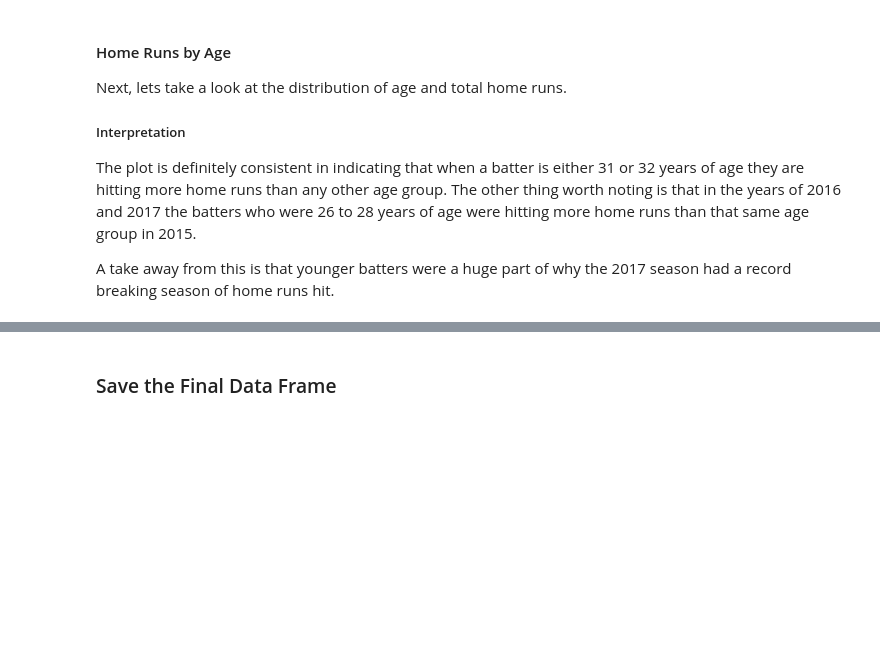
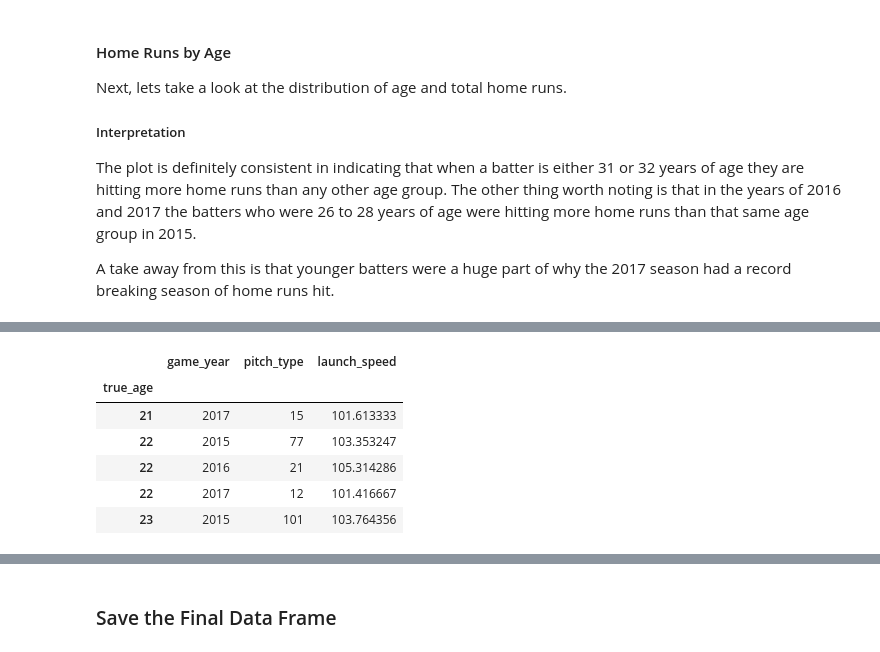
Before and after one commit to datanelson518/MLB_Home_Run_Exit_Velocity, a Jupyter notebook: notebooks/02-EDA.ipynb, the cells around one changed output, grey strips where cells are left out. Cells and saved outputs as stored; diff of their text form; code cells hidden in the pictures; blank space fills up the shorter version.

```diff
--- a/notebooks/02-EDA.ipynb
+++ b/notebooks/02-EDA.ipynb
@@ -877,3 +898,13 @@ age_df.set_index('age', inplace=True)
+# %%
+age_df.head()
+# %% [output]
+|  | game_year | pitch_type | launch_speed |
+| true_age |  |  |  |
+| 21 | 2017 | 15 | 101.613333 |
+| 22 | 2015 | 77 | 103.353247 |
+| 22 | 2016 | 21 | 105.314286 |
+| 22 | 2017 | 12 | 101.416667 |
+| 23 | 2015 | 101 | 103.764356 |
 # %%
 plt.figure(figsize=(25,15))
 
```
Also changed, not shown: parts of 6 cells of this notebook, 3 other files.
